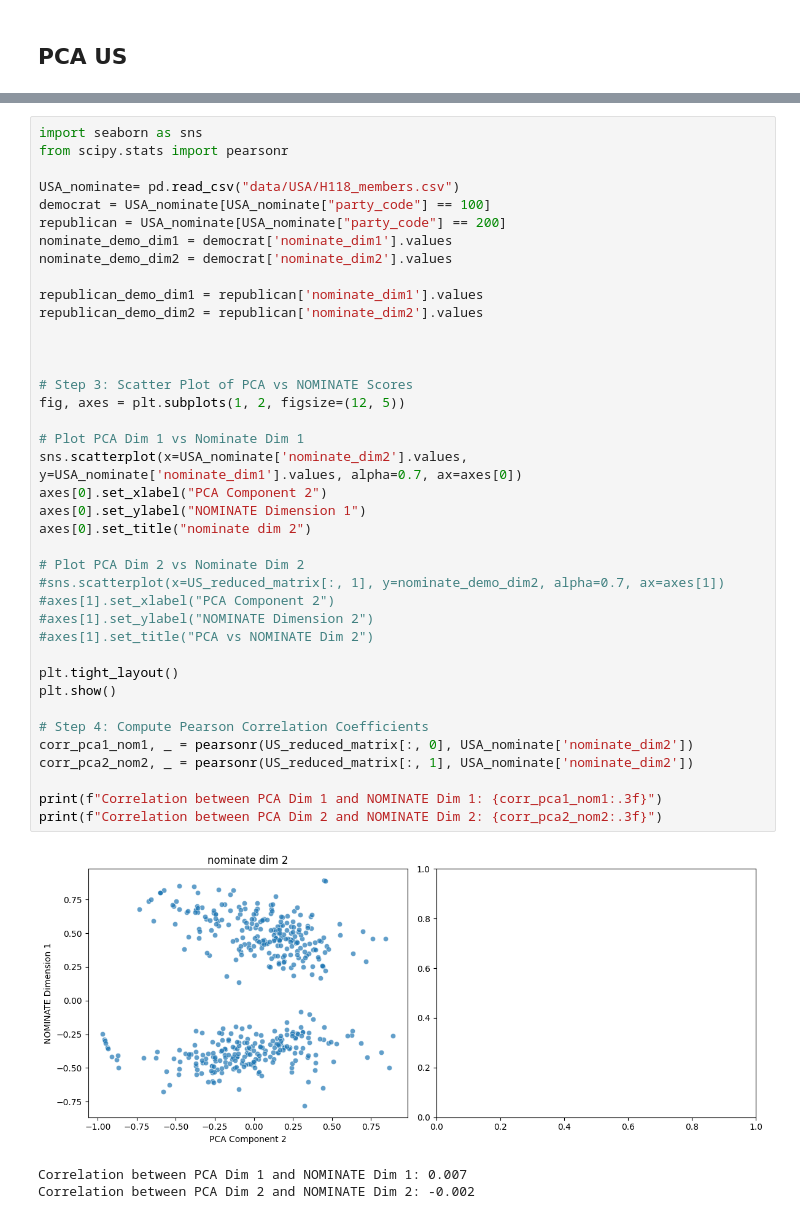
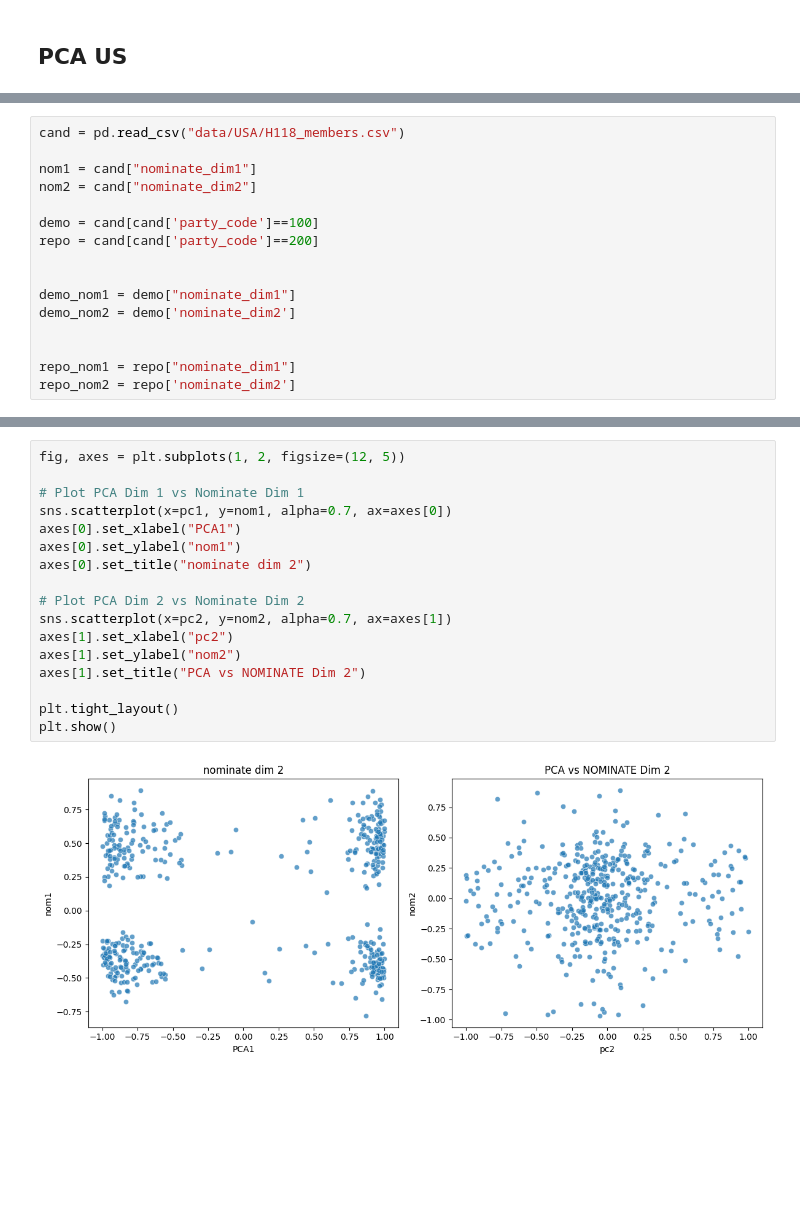
Before and after one commit to Lukas1930/Polarization, a Jupyter notebook: Network-Construction.ipynb, the cells around one changed output, grey strips where cells are left out. Cells and saved outputs as stored; diff of their text form; blank space fills up the shorter version.

```diff
--- a/Network-Construction.ipynb
+++ b/Network-Construction.ipynb
@@ -500,0 +559,16 @@ plt.show()
+# %%
+cand = pd.read_csv("data/USA/H118_members.csv")
+
+nom1 = cand["nominate_dim1"]
+nom2 = cand["nominate_dim2"]
+
+demo = cand[cand['party_code']==100]
+repo = cand[cand['party_code']==200]
+
+
+demo_nom1 = demo["nominate_dim1"]
+demo_nom2 = demo['nominate_dim2']
+
+
+repo_nom1 = repo["nominate_dim1"]
+repo_nom2 = repo['nominate_dim2']
@@ -501,43 +617,19 @@ plt.show()
 # %%
-import seaborn as sns
-from scipy.stats import pearsonr
-
-USA_nominate= pd.read_csv("data/USA/H118_members.csv")
-democrat = USA_nominate[USA_nominate["party_code"] == 100]
-republican = USA_nominate[USA_nominate["party_code"] == 200]
-nominate_demo_dim1 = democrat['nominate_dim1'].values
-nominate_demo_dim2 = democrat['nominate_dim2'].values
-
-republican_demo_dim1 = republican['nominate_dim1'].values
-republican_demo_dim2 = republican['nominate_dim2'].values
-
-
-
-# Step 3: Scatter Plot of PCA vs NOMINATE Scores
 fig, axes = plt.subplots(1, 2, figsize=(12, 5))
 
 # Plot PCA Dim 1 vs Nominate Dim 1
-sns.scatterplot(x=USA_nominate['nominate_dim2'].values, y=USA_nominate['nominate_dim1'].values, alpha=0.7, ax=axes[0])
-axes[0].set_xlabel("PCA Component 2")
-axes[0].set_ylabel("NOMINATE Dimension 1")
+sns.scatterplot(x=pc1, y=nom1, alpha=0.7, ax=axes[0])
+axes[0].set_xlabel("PCA1")
+axes[0].set_ylabel("nom1")
 axes[0].set_title("nominate dim 2")
 
 # Plot PCA Dim 2 vs Nominate Dim 2
-#sns.scatterplot(x=US_reduced_matrix[:, 1], y=nominate_demo_dim2, alpha=0.7, ax=axes[1])
-#axes[1].set_xlabel("PCA Component 2")
-#axes[1].set_ylabel("NOMINATE Dimension 2")
-#axes[1].set_title("PCA vs NOMINATE Dim 2")
+sns.scatterplot(x=pc2, y=nom2, alpha=0.7, ax=axes[1])
+axes[1].set_xlabel("pc2")
+axes[1].set_ylabel("nom2")
+axes[1].set_title("PCA vs NOMINATE Dim 2")
 
 plt.tight_layout()
 plt.show()
-
-# Step 4: Compute Pearson Correlation Coefficients
-corr_pca1_nom1, _ = pearsonr(US_reduced_matrix[:, 0], USA_nominate['nominate_dim2'])
-corr_pca2_nom2, _ = pearsonr(US_reduced_matrix[:, 1], USA_nominate['nominate_dim2'])
-
-print(f"Correlation between PCA Dim 1 and NOMINATE Dim 1: {corr_pca1_nom1:.3f}")
-print(f"Correlation between PCA Dim 2 and NOMINATE Dim 2: {corr_pca2_nom2:.3f}")
 # %% [output]
-[figure, old version]
+[figure, new version]
-Correlation between PCA Dim 1 and NOMINATE Dim 1: 0.007
-Correlation between PCA Dim 2 and NOMINATE Dim 2: -0.002
```
Also changed, not shown: parts of 23 cells of this notebook.
